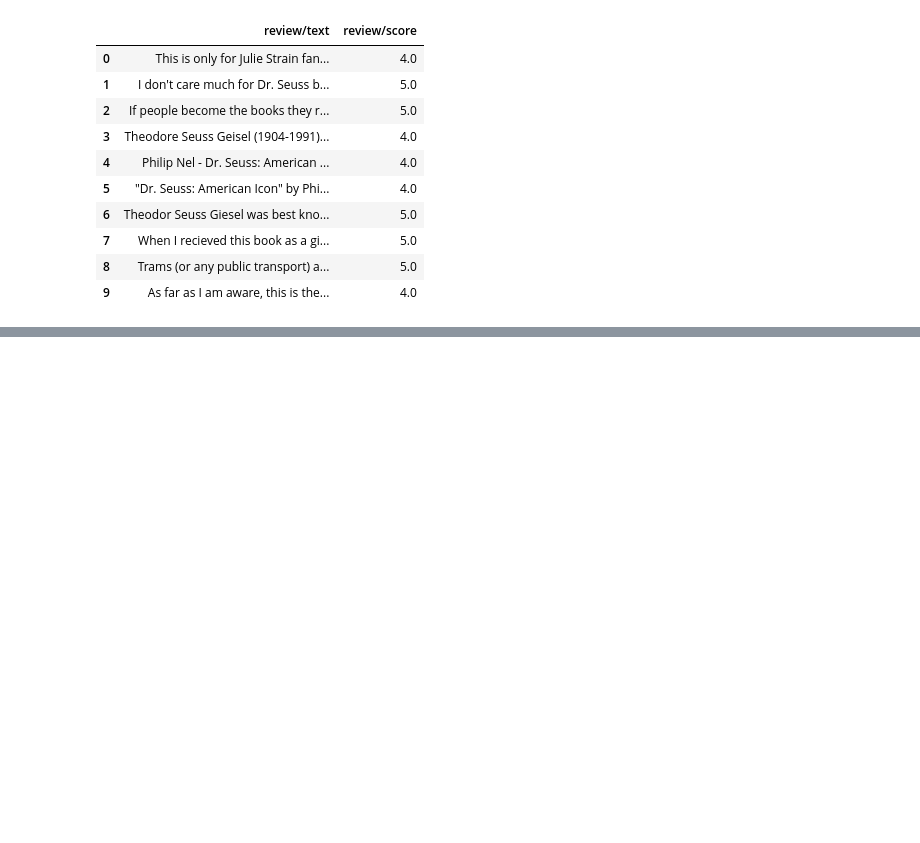
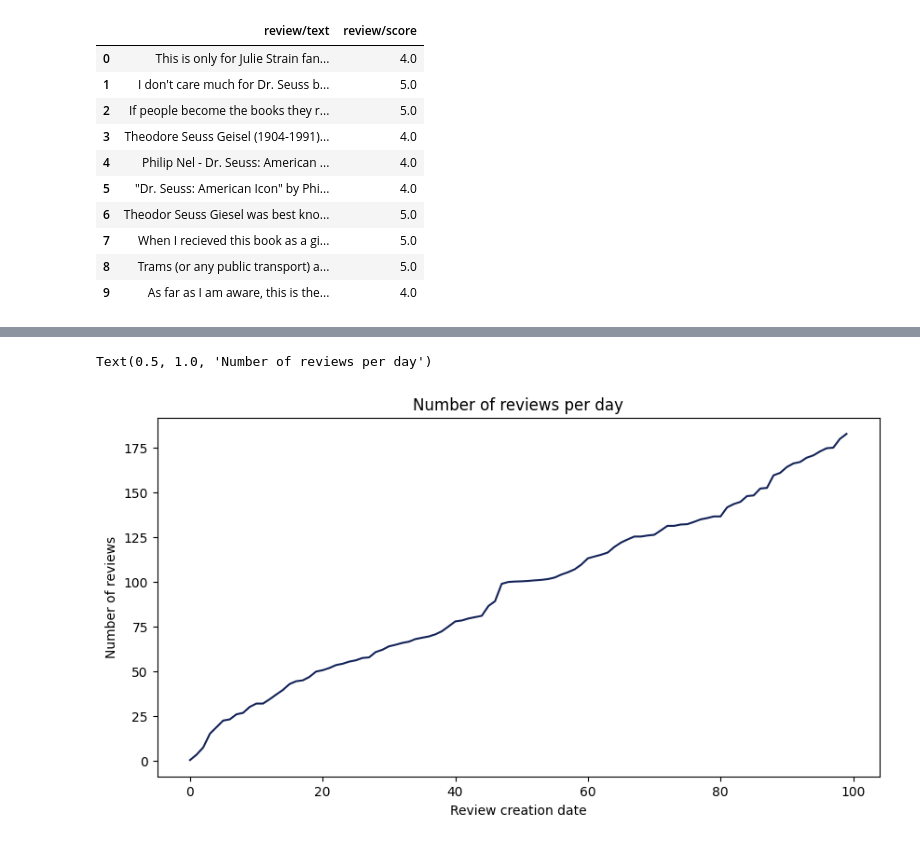
Before and after one commit to Krishamersma/cos802, a Jupyter notebook: amazon.ipynb, the cells around one changed output, grey strips where cells are left out. Saved outputs shown, nothing was run; the diff lists cells and outputs as text; code cells hidden in the pictures; blank space fills up the shorter version.

Commit message:
added graph

```diff
--- a/amazon.ipynb
+++ b/amazon.ipynb
@@ -64,6 +65,9 @@ Downloading https://raw.githubusercontent.com/stanfordnlp/stanza-resources/main/
 2022-11-07 15:00:19 INFO: Loading: constituency
 2022-11-07 15:00:19 INFO: Loading: ner
 2022-11-07 15:00:20 INFO: Done loading processors!
+# %%
+# define some nice plot colours
+colors = ['#142459', '#176BA0', '#19AADE', '#1AC9E6', '#1DE4BD', '#60F0D2', '#c7F9EE']
 # %%
 reviews = pd.read_csv('data/Books_rating.csv')
 # %%
@@ -276,0 +281,3 @@ sum(output['correct'])
+# %%
+time_series = output['duration'].cumsum()
+time_series
@@ -276,0 +297,11 @@ sum(output['correct'])
+# %%
+# Time series of daily reviews
+fig, ax = plt.subplots(figsize=(10, 5))
+ax.plot(time_series, color = colors[0])
+ax.set_ylabel('Number of reviews')
+ax.set_xlabel('Review creation date')
+ax.set_title('Number of reviews per day')
+# print('Max reviews per day: ', max(daily_reviews))
+# %% [output]
+Text(0.5, 1.0, 'Number of reviews per day')
+[figure, added]
```
Also changed, not shown: parts of 7 cells of this notebook.
